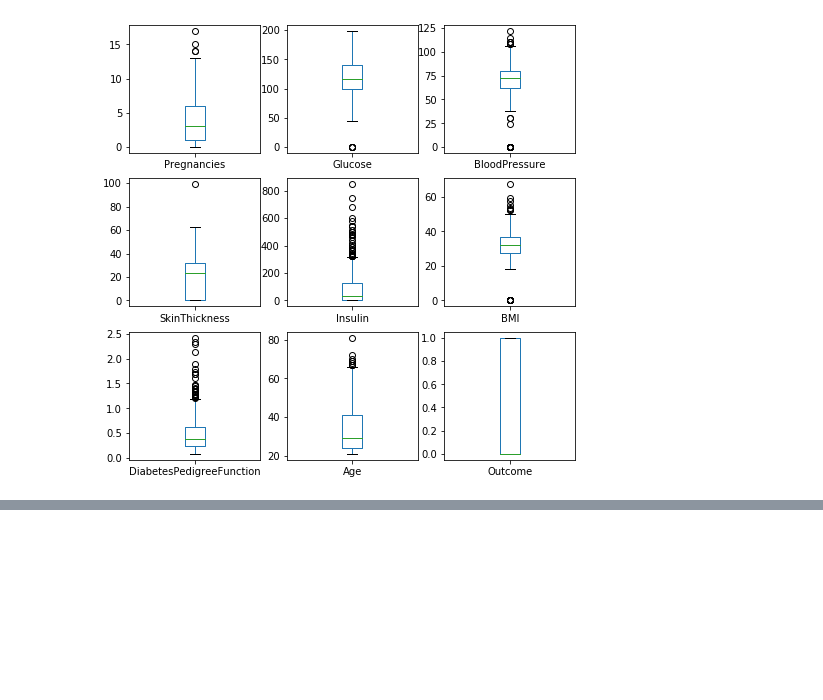
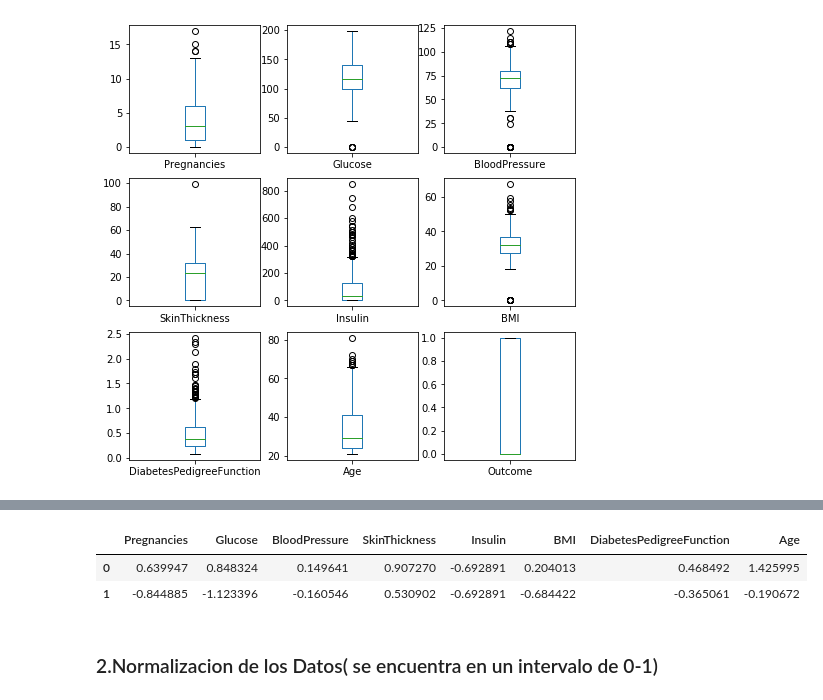
Before and after one commit to cristian-riosh/ML_Libro_de_Ligdi_Gonzalez, a Jupyter notebook: ML_1.ipynb, the cells around one changed output, grey strips where cells are left out. Drawn from its saved outputs; the diff is of its cells as text; code cells hidden in the pictures; blank space fills up the shorter version.

```diff
--- a/ML_1.ipynb
+++ b/ML_1.ipynb
@@ -138,0 +167,4 @@ plt.show
+# %%
+#Datos de entrada o independiente
+x=data.drop(["Outcome"],axis=1)#axis =0  fila ,axis=1 columna
+x.tail(1)
@@ -138,0 +203,6 @@ plt.show
+# %%
+from sklearn.preprocessing import StandardScaler
+
+x_estandar= StandardScaler().fit_transform(x)
+print(x_estandar[0:5,:])
+#genera una matriz del tipo NumPy con los datos estandarizados
@@ -138,0 +220,10 @@ plt.show
+# %%
+#variables predictoras o variables independientes _EN FORMATO PANDAS
+x_pandas=pd.DataFrame(data=x_estandar,columns=x.columns)
+x_pandas.head(2)
+# %% [output]
+|  | Pregnancies | Glucose | BloodPressure | SkinThickness | Insulin | BMI | DiabetesPedigreeFunction | Age |
+| 0 | 0.639947 | 0.848324 | 0.149641 | 0.907270 | -0.692891 | 0.204013 | 0.468492 | 1.425995 |
+| 1 | -0.844885 | -1.123396 | -0.160546 | 0.530902 | -0.692891 | -0.684422 | -0.365061 | -0.190672 |
+# %% [markdown]
+### 2.Normalizacion de los Datos( se encuentra en un intervalo de 0-1)
```
Also changed, not shown: parts of 67 cells of this notebook.
